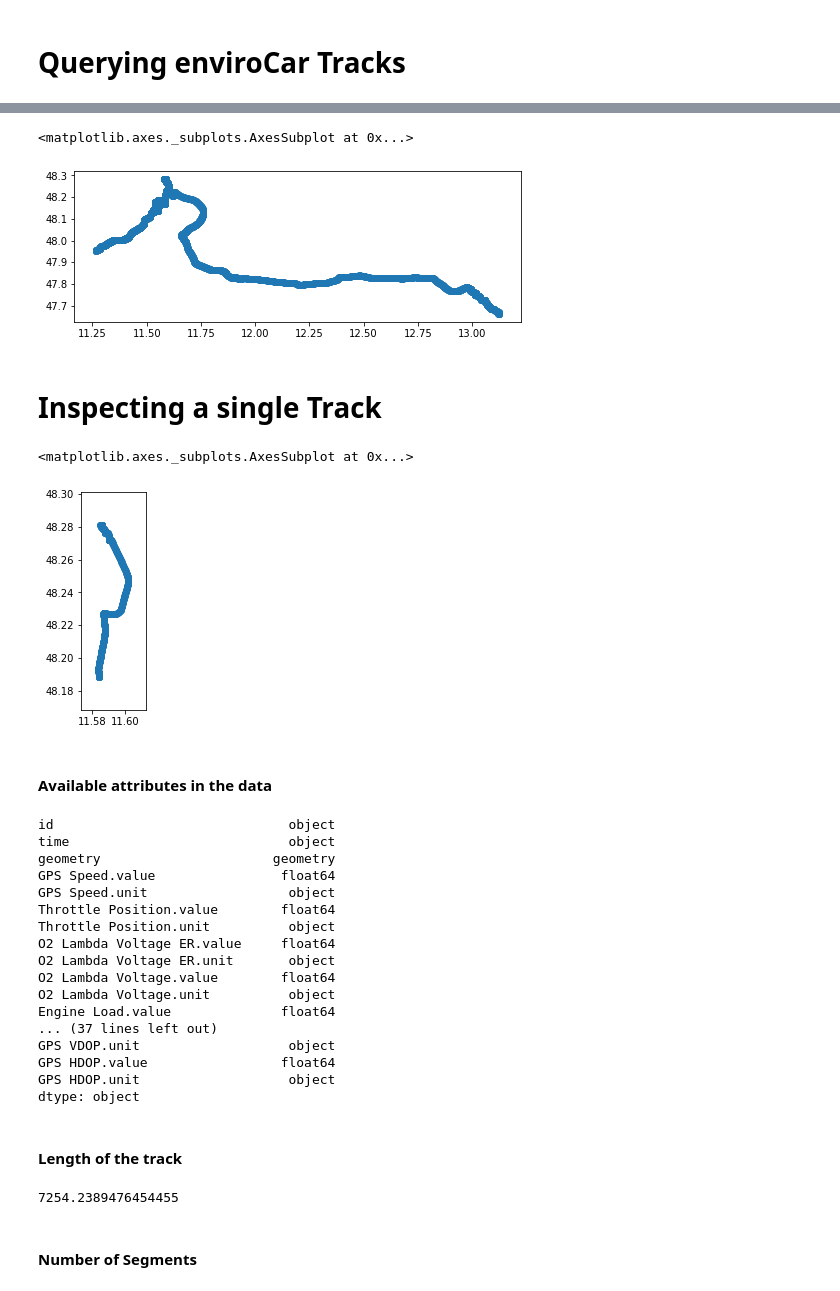
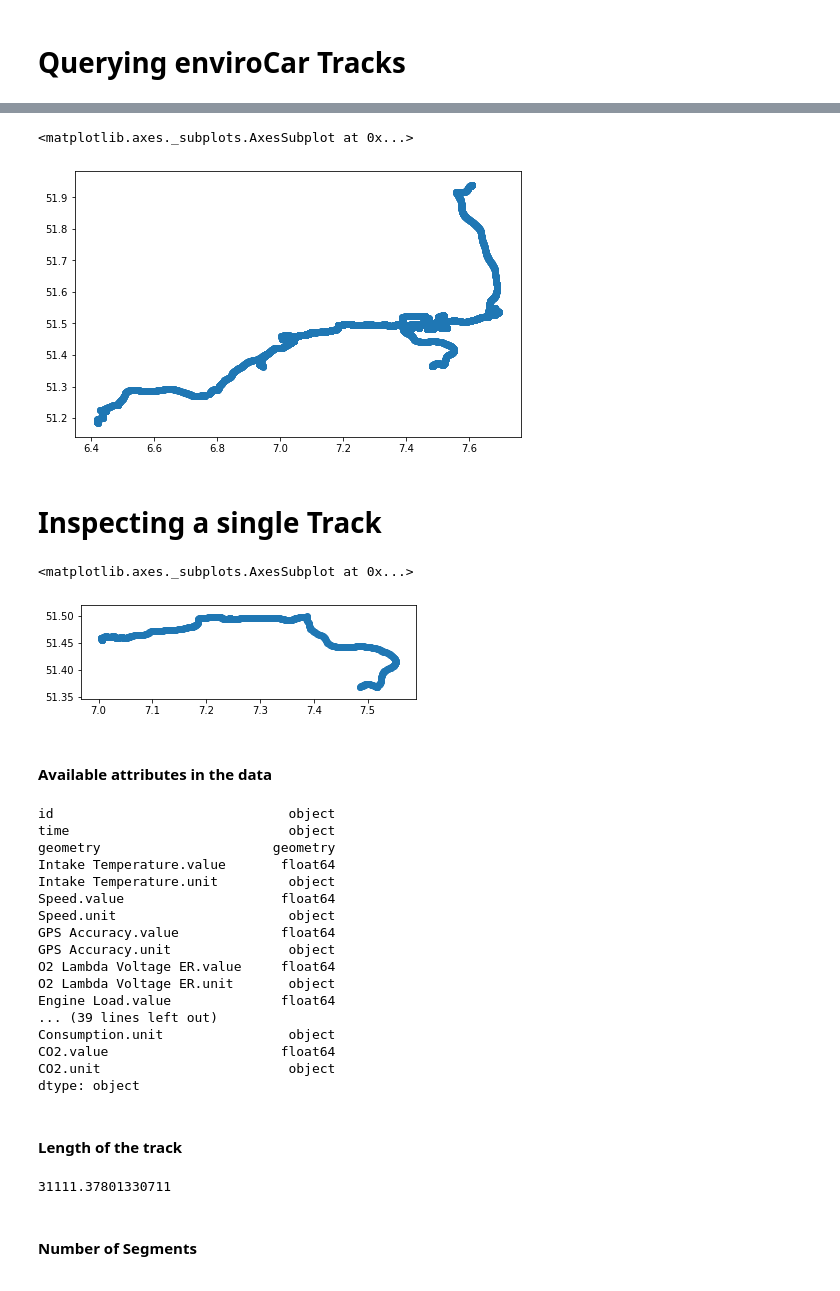
Before and after one commit to enviroCar/envirocar-py, a Jupyter notebook: examples/api_request_Poshan.ipynb, the cells around one changed output, grey strips where cells are left out. Cells and saved outputs as stored; diff of their text form; code cells hidden in the pictures.

Commit message:
Finalized the visualization

```diff
--- a/examples/api_request_Poshan.ipynb
+++ b/examples/api_request_Poshan.ipynb
@@ -20,13 +20,13 @@ The following cell queries tracks from the enviroCar API. It defines a bbox for
 # %%
 bbox = BboxSelector([
-    11.446380615234375, # min_x
-    48.03218251603595, # min_y
-    11.678466796874998, # max_x
-    48.194471974688206  # max_y
+    7.393798828125, # min_x
+    51.46812470399791, # min_y
+    7.5421142578125, # max_x
+    51.54548101558932  # max_y
 ])
-#requested data for some part of Munich
+#requested data for some part of Muenster
 
 # issue a query
-track_df = track_api.get_tracks(bbox=bbox, num_results=20) # requesting 50 tracks inside the bbox
+track_df = track_api.get_tracks(bbox=bbox, num_results=50) # requesting 50 tracks inside the bbox
 track_df
 # %% [output]
@@ -47,16 +47,16 @@ track_df
 track_df.plot(figsize=(8, 10))
 # %% [output]
 <matplotlib.axes._subplots.AxesSubplot at 0x...>
-[figure, old version]
+[figure, new version]
 # %% [markdown]
 # Inspecting a single Track
 # %%
-some_track_id = track_df['track.id'].unique()[13] #finding one id checking for 13th track
+some_track_id = track_df['track.id'].unique()[11] #finding one id checking for 11th track
 some_track = track_df[track_df['track.id'] == some_track_id] #finding the track
 some_track.plot()
 # %% [output]
 <matplotlib.axes._subplots.AxesSubplot at 0x...>
-[figure, old version]
+[figure, new version]
 # %% [markdown]
 #### Available attributes in the data
 # %%
@@ -65,26 +65,26 @@ track_df.dtypes
 id                              object
 time                            object
 geometry                      geometry
-GPS Speed.value                float64
-GPS Speed.unit                  object
-Throttle Position.value        float64
-Throttle Position.unit          object
+Intake Temperature.value       float64
+Intake Temperature.unit         object
+Speed.value                    float64
+Speed.unit                      object
+GPS Accuracy.value             float64
+GPS Accuracy.unit               object
 O2 Lambda Voltage ER.value     float64
 O2 Lambda Voltage ER.unit       object
-O2 Lambda Voltage.value        float64
-O2 Lambda Voltage.unit          object
 Engine Load.value              float64
-... (37 lines left out)
-GPS VDOP.unit                   object
-GPS HDOP.value                 float64
-GPS HDOP.unit                   object
+... (39 lines left out)
+Consumption.unit                object
+CO2.value                      float64
+CO2.unit                        object
 dtype: object
 # %% [markdown]
 #### Length of the track
 # %%
 some_track["track.length"].sum()
 # %% [output]
-7254.2389476454455
+31111.37801330711
 # %% [markdown]
 #### Number of Segments
 # %%
```
Also changed, not shown: parts of 15 cells of this notebook.
